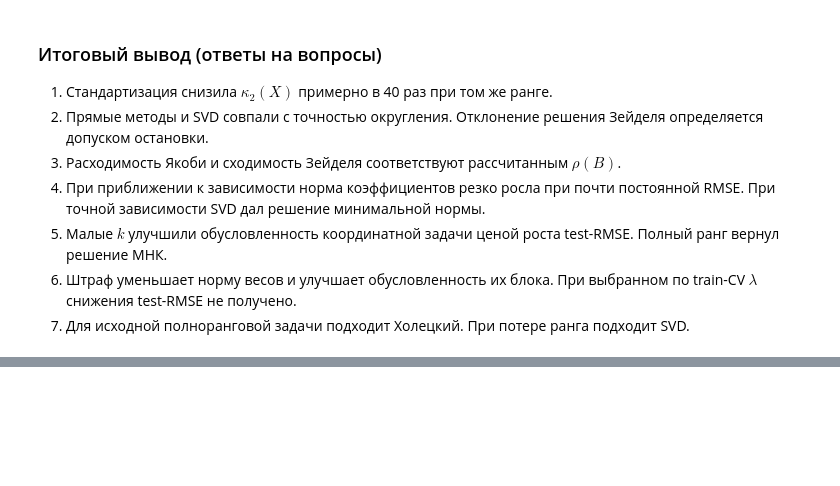
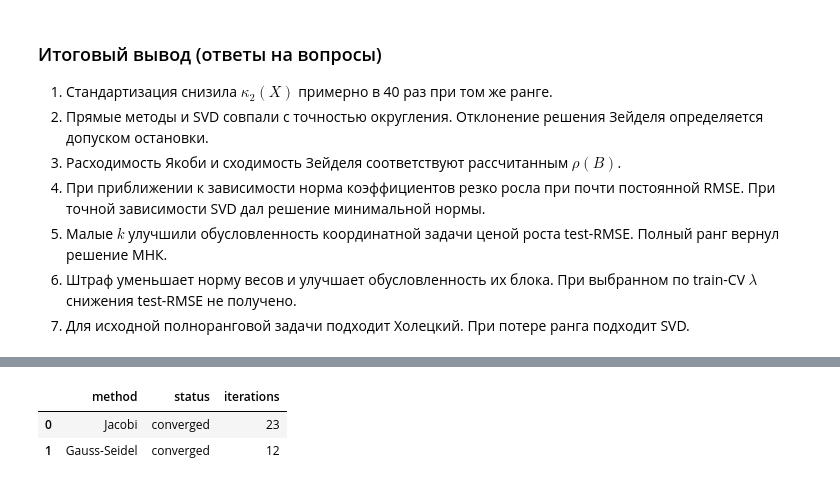
Before and after one commit to chertila1/MOMO, a Jupyter notebook: LAB1/lab1_momo.ipynb, the cells around one changed output, grey strips where cells are left out. Saved outputs shown, nothing was run; the diff lists cells and outputs as text; code cells hidden in the pictures; blank space fills up the shorter version.

Commit message:
ZXC RANK SSS+ GHOUL (lab minor changes)

```diff
--- a/LAB1/lab1_momo.ipynb
+++ b/LAB1/lab1_momo.ipynb
@@ -1329,0 +1340,95 @@ print(f"Результаты сохранены в {result_dir.as_posix()}")
+# %%
+# Pivoting must handle a zero first diagonal element.
+control_pivot_A = np.array([[0., 2.], [1., 3.]])
+control_pivot_b = np.array([-2., -1.])
+for control_method in ["Gauss partial pivoting", "LU partial pivoting"]:
+    np.testing.assert_allclose(
+        direct_normal_solution(control_pivot_A, control_pivot_b, control_method),
+        [2., -1.], rtol=0, atol=1e-12,
+    )
+control_L, control_U, control_perm = lu_factor_pp(control_pivot_A, 1e-14)
+np.testing.assert_allclose(control_pivot_A[control_perm], control_L @ control_U, atol=1e-12)
+
+control_spd_A = np.array([[4., 1.], [1., 3.]])
+control_spd_b = np.array([2., -5.])
+control_factor = cholesky_factor(control_spd_A)
+np.testing.assert_allclose(control_factor @ control_factor.T, control_spd_A, atol=1e-12)
+for control_method in ["Gauss partial pivoting", "LU partial pivoting", "Cholesky"]:
+    np.testing.assert_allclose(
+        direct_normal_solution(control_spd_A, control_spd_b, control_method),
+        [1., -2.], rtol=0, atol=1e-12,
+    )
+
+# Expected failures are caught; accepting an invalid factorization fails the check.
+control_singular_A = np.array([[1., 1.], [2., 2.]])
+for control_method in ["Gauss partial pivoting", "LU partial pivoting"]:
+    try:
+        direct_normal_solution(control_singular_A, np.array([2., 4.]), control_method)
+    except np.linalg.LinAlgError:
+        pass
+    else:
+        raise AssertionError(f"{control_method}: singular system was not rejected")
+try:
+    cholesky_factor(np.array([[1., 2.], [2., 1.]]))
+except np.linalg.LinAlgError:
+    pass
+else:
+    raise AssertionError("Cholesky: indefinite matrix was not rejected")
+
+control_iteration_rows = []
+for control_method in ["Jacobi", "Gauss-Seidel"]:
+    control_solution, control_history, control_status = stationary_solve(
+        control_spd_A, control_spd_b, control_method, np.zeros(2), 1e-12, 1000, 1e6,
+    )
+    assert control_status == "converged", control_method
+    np.testing.assert_allclose(control_solution, [1., -2.], rtol=0, atol=1e-10)
+    assert control_history.iloc[-1]["normal_relative_residual"] <= 1e-12
+    control_iteration_rows.append({"method": control_method, "status": control_status,
+                                   "iterations": len(control_history) - 1})
+_, _, control_status = stationary_solve(
+    np.array([[1., 2.], [2., 1.]]), np.ones(2), "Jacobi", np.zeros(2), 1e-12, 1000, 1e6,
+)
+assert control_status == "diverged"
+_, _, control_status = stationary_solve(
+    control_spd_A, control_spd_b, "Gauss-Seidel", np.zeros(2), 1e-12, 1, 1e6,
+)
+assert control_status == "iteration_limit"
+
+control_rect_Z = np.array([[1., -1.], [1., 0.], [1., 1.]])
+control_rect_y = np.array([1., 0., 3.])
+control_rect_theta = svd_least_squares(control_rect_Z, control_rect_y)
+np.testing.assert_allclose(control_rect_theta, [4. / 3., 1.], rtol=0, atol=1e-12)
+np.testing.assert_allclose(control_rect_Z.T @ (control_rect_Z @ control_rect_theta - control_rect_y),
+                           np.zeros(2), atol=1e-12)
+control_rank_Z = np.array([[1., 1.], [2., 2.], [3., 3.]])
+control_rank_theta = svd_least_squares(control_rank_Z, np.array([2., 4., 6.]))
+np.testing.assert_allclose(control_rank_theta, [1., 1.], rtol=0, atol=1e-12)
+assert np.linalg.norm(control_rank_theta) < np.linalg.norm([2., 0.])
+
+control_ridge_y = np.array([1., 2., 3.])
+control_ridge_D = np.diag([0., 1.])
+control_ridge_theta = direct_normal_solution(
+    control_rect_Z.T @ control_rect_Z + 2. * control_ridge_D.T @ control_ridge_D,
+    control_rect_Z.T @ control_ridge_y, "Cholesky",
+)
+np.testing.assert_allclose(control_ridge_theta, [2., 0.5], rtol=0, atol=1e-12)
+
+for control_k in component_counts:
+    for control_pcr, control_tsvd in zip(reduction_predictions[("PCR", control_k)],
+                                        reduction_predictions[("Truncated SVD", control_k)]):
+        np.testing.assert_allclose(control_pcr, control_tsvd, rtol=1e-10, atol=1e-10)
+np.testing.assert_allclose(reduction_predictions[("PCR", feature_rank)][1],
+                           Z_test @ theta_reference, rtol=1e-10, atol=1e-10)
+assert np.isclose(noise_train.var(ddof=0), 1.)
+assert conditioning_diagnostics["rank"].tolist() == [10, 10, 9]
+assert np.all(np.diff(ridge_comparison["weights_norm"]) <= 1e-9)
+assert np.all(np.diff(ridge_comparison["train_RMSE"]) >= -1e-9)
+assert np.all(cv_membership >= 0)
+assert pd.DataFrame({"group": cv_groups, "fold": cv_membership}).groupby("group")["fold"].nunique().max() == 1
+
+display(pd.DataFrame(control_iteration_rows))
+print("Все контрольные примеры и проверки экспериментов пройдены.")
+# %% [output]
+|  | method | status | iterations |
+| 0 | Jacobi | converged | 23 |
+| 1 | Gauss-Seidel | converged | 12 |
```
Also changed, not shown: parts of 20 cells of this notebook, 5 other files.
